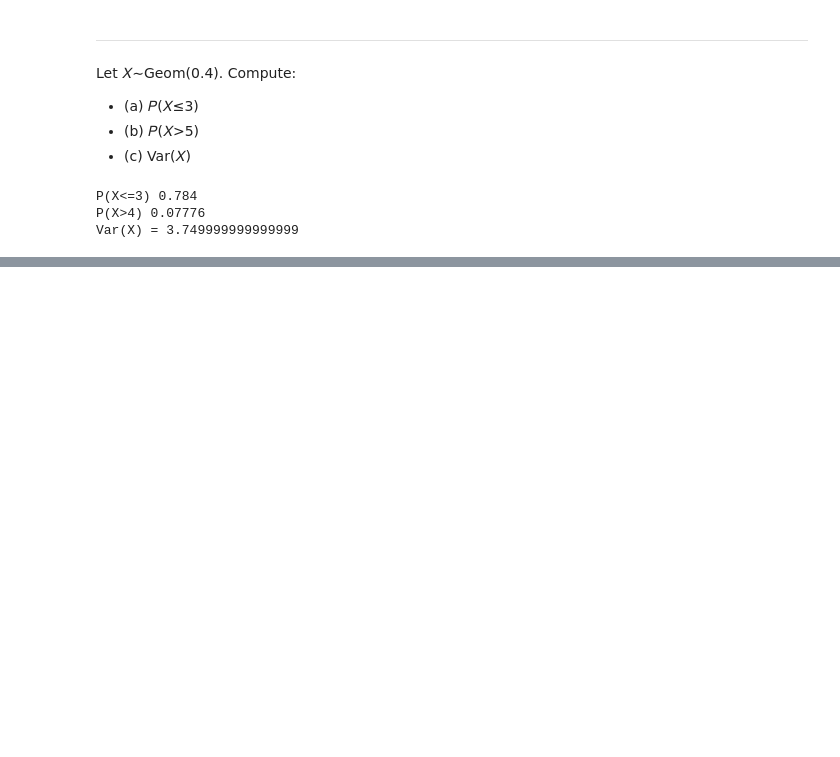
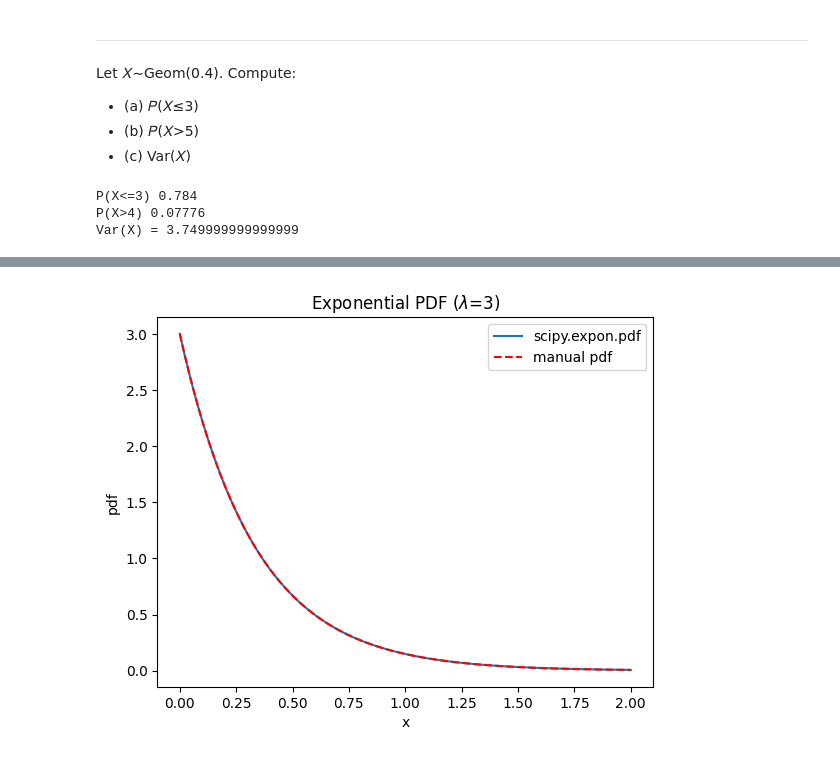
Before and after one commit to ZenSoftware/zen_jupyter, a Jupyter notebook: practice_questions.ipynb, the cells around one changed output, grey strips where cells are left out. Saved outputs shown, nothing was run; the diff lists cells and outputs as text; code cells hidden in the pictures; blank space fills up the shorter version.

```diff
--- a/practice_questions.ipynb
+++ b/practice_questions.ipynb
@@ -197,0 +206,20 @@ Var(X) = 3.749999999999999
+# %%
+import matplotlib.pyplot as plt
+import numpy as np
+import scipy.stats as stats
+
+lam = 3
+xs = np.linspace(0, 2, 100)
+scipy_pdf = stats.expon.pdf(xs, scale=1/lam)
+manual_pdf = lam * np.exp(-lam * xs)
+
+plt.figure()
+plt.plot(xs, scipy_pdf, label='scipy.expon.pdf')
+plt.plot(xs, manual_pdf, '--', color="r", label='manual pdf')
+plt.xlabel('x')
+plt.ylabel('pdf')
+plt.title(f'Exponential PDF ($\\lambda$={lam})')
+plt.legend()
+plt.show()
+# %% [output]
+[figure, added]
```
Also changed, not shown: parts of 13 cells of this notebook, 1 other file.
